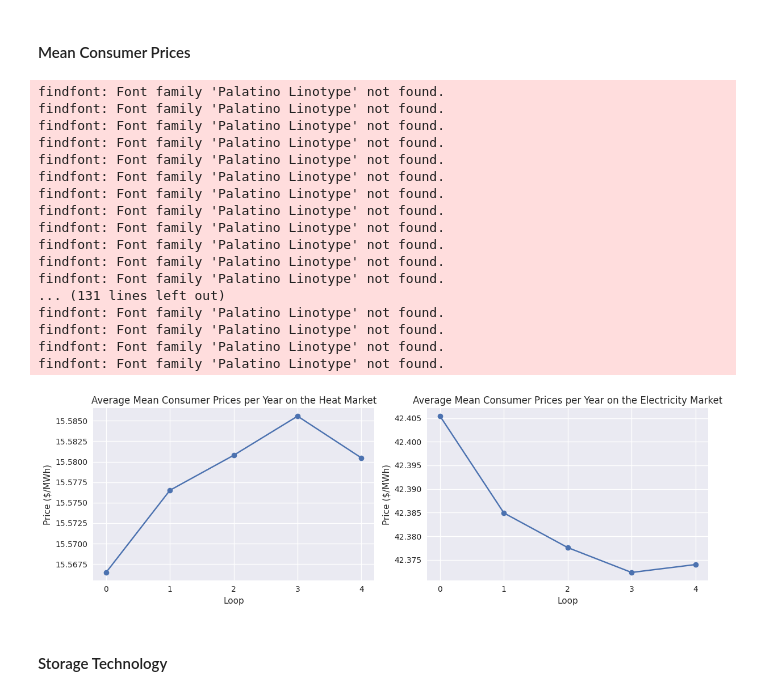
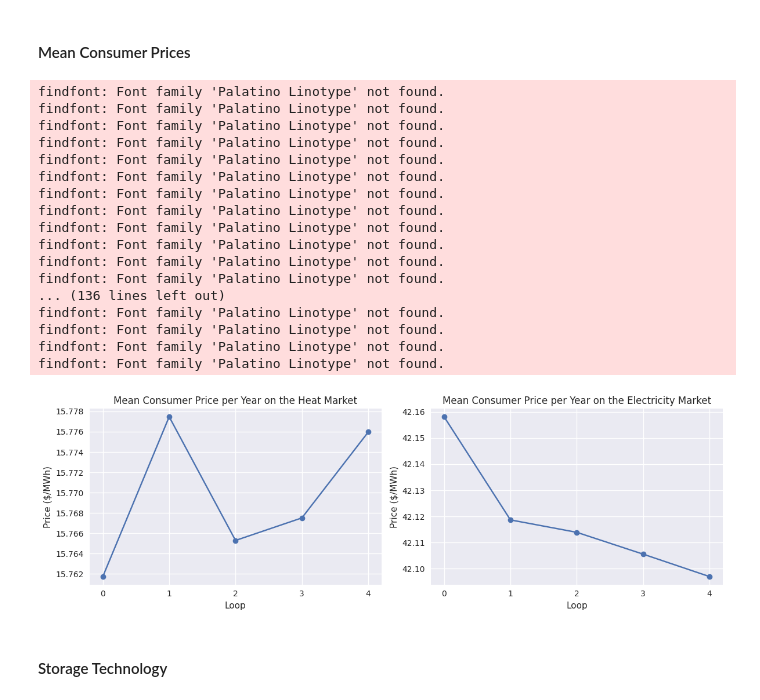
Before and after one commit to marcherger/EnergyEconGroupWork, a Jupyter notebook: Analysis_mBasicPH_storage.ipynb, the cells around one changed output. Drawn from its saved outputs; the diff is of its cells as text; code cells hidden in the pictures.

```diff
--- a/Analysis_mBasicPH_storage.ipynb
+++ b/Analysis_mBasicPH_storage.ipynb
@@ -581,9 +581,9 @@ extract = ['marginalSystemCosts_H','charge_H','discharge_H','Welfare', 'marginal
 #maxcap = 53.8
 loop = pd.Index(range(5), name = 'loop')
 v0_GCap = pd.Series(base_db['GeneratingCap_H'], index = getTechs(['HS'],m.db))
-vT_GCap = pd.Series(624.9, index = v0_GCap.index)
+vT_GCap = pd.Series(1678.8, index = v0_GCap.index)
 v0_SCap = pd.Series(base_db['sCap'], index = getTechs(['HS'],m.db))
-vT_SCap = pd.Series(37495, index = v0_GCap.index)
+vT_SCap = pd.Series(100725, index = v0_GCap.index)
 
 grid_GCap = adjMultiIndex.addGrid(v0_GCap,vT_GCap,loop,'GeneratingCapacity').astype(int)
 grid_SCap = adjMultiIndex.addGrid(v0_SCap,vT_SCap,loop,'sCap').astype(int)
@@ -752,43 +752,43 @@ loops_xticks = np.arange(start=0, stop=5, step=1)
 ax1.set_xticks(loops_xticks)
 ax1.set_xlabel('Loop')
 ax1.set_ylabel('Price ($/MWh)')
-ax1.set_title('Average Mean Consumer Prices per Year on the Heat Market')
+ax1.set_title('Mean Consumer Price per Year on the Heat Market')
 
 # Plot for Electricity Market
 ax2.plot(meanConsumerPrice_E_df_loop_long['loop'], meanConsumerPrice_E_df_loop_long['meanConsumerPrice_E'], marker='o', linestyle='-')
 loops_xticks = np.arange(start=0, stop=5, step=1)
 ax2.set_xticks(loops_xticks)
 ax2.set_xlabel('Loop')
 ax2.set_ylabel('Price ($/MWh)')
-ax2.set_title('Average Mean Consumer Prices per Year on the Electricity Market')
+ax2.set_title('Mean Consumer Price per Year on the Electricity Market')
 
 # Layout
 plt.tight_layout()
 
 # Save Figure
 plt.savefig('counterfactual_meanConsumerPrices_plot.png')
 
 # Show the plots
 plt.show()
 # %% [output]
 findfont: Font family 'Palatino Linotype' not found.
 findfont: Font family 'Palatino Linotype' not found.
 findfont: Font family 'Palatino Linotype' not found.
 findfont: Font family 'Palatino Linotype' not found.
 findfont: Font family 'Palatino Linotype' not found.
 findfont: Font family 'Palatino Linotype' not found.
 findfont: Font family 'Palatino Linotype' not found.
 findfont: Font family 'Palatino Linotype' not found.
 findfont: Font family 'Palatino Linotype' not found.
 findfont: Font family 'Palatino Linotype' not found.
 findfont: Font family 'Palatino Linotype' not found.
 findfont: Font family 'Palatino Linotype' not found.
-... (131 lines left out)
+... (136 lines left out)
 findfont: Font family 'Palatino Linotype' not found.
 findfont: Font family 'Palatino Linotype' not found.
 findfont: Font family 'Palatino Linotype' not found.
 findfont: Font family 'Palatino Linotype' not found.
-[figure, old version]
+[figure, new version]
 # %% [markdown]
 #### Storage Technology
 # %%
```
Also changed, not shown: parts of 20 cells of this notebook, 23 other files.
